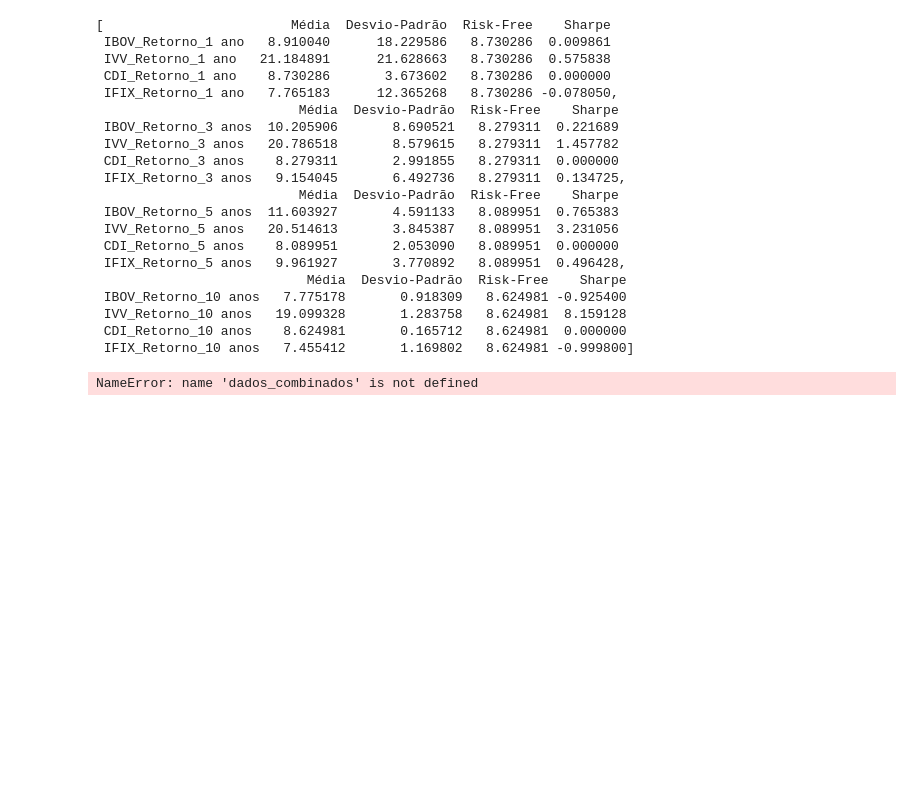
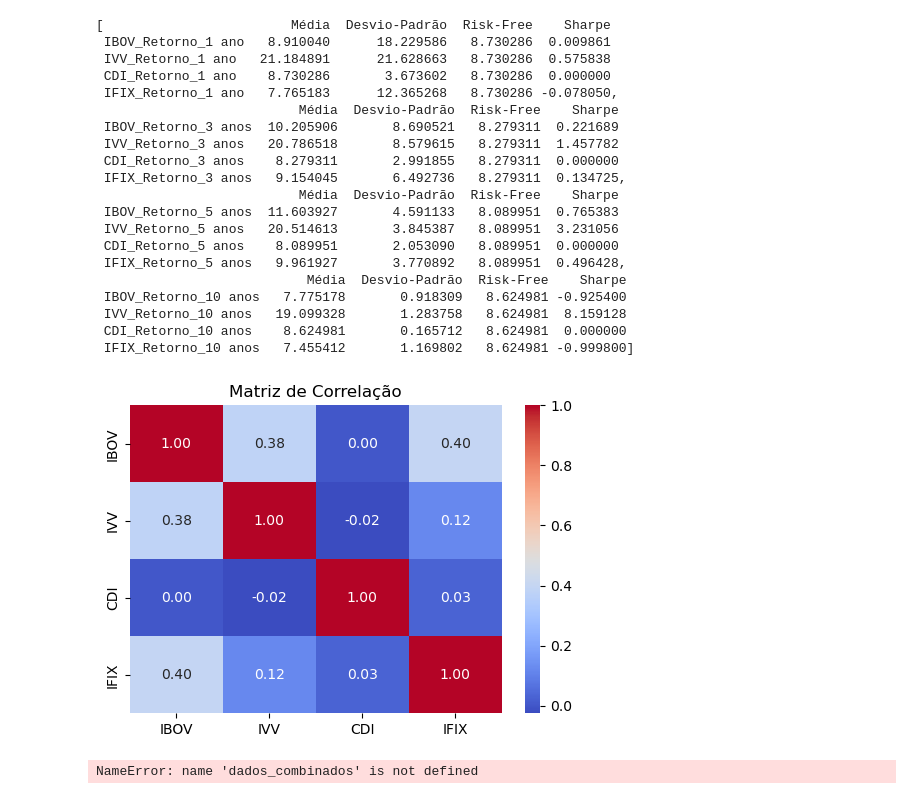
Before and after one commit to paulinhok14/Asset-Allocation, a Jupyter notebook: Asset Allocation.ipynb, the cells around one changed output. Cells and saved outputs as stored; diff of their text form; code cells hidden in the pictures; blank space fills up the shorter version.

```diff
--- a/Asset Allocation.ipynb
+++ b/Asset Allocation.ipynb
@@ -225,6 +217,29 @@ lista_dfs_retornos
  IVV_Retorno_10 anos   19.099328       1.283758   8.624981  8.159128
  CDI_Retorno_10 anos    8.624981       0.165712   8.624981  0.000000
  IFIX_Retorno_10 anos   7.455412       1.169802   8.624981 -0.999800]
+# %%
+# Calculando os parâmetros diários de Média e Variância para Cálculo de Portfólio Ótimo
+daily_returns_all_classes = all_classes_return.pct_change().fillna(0)
+daily_returns_all_classes_avg = daily_returns_all_classes.mean()*100
+daily_returns_all_classes_stddev = daily_returns_all_classes.std()*100
+
+# Criar uma matriz de covariância
+#matriz_covariancia = np.cov([daily_returns_all_classes.iloc[:,0], daily_returns_all_classes.iloc[:,1],
+ #                           daily_returns_all_classes.iloc[:,2], daily_returns_all_classes.iloc[:,3]])
+
+#matriz_covariancia
+# %%
+# Matriz de Correlação
+correlation_matrix = daily_returns_all_classes.corr()
+
+# Cria um mapa de calor usando o Seaborn
+plt.figure(figsize=(6, 4))  # Define o tamanho da figura
+sns.heatmap(correlation_matrix, annot=True, cmap='coolwarm', fmt=".2f")
+
+plt.title('Matriz de Correlação')  # Define o título do gráfico
+plt.show()
+# %% [output]
+[figure, added]
 # %%
 # Janela de 1 ano
 df_1ano = lista_dfs_retornos[0]
```
Also changed, not shown: parts of 2 cells of this notebook.
